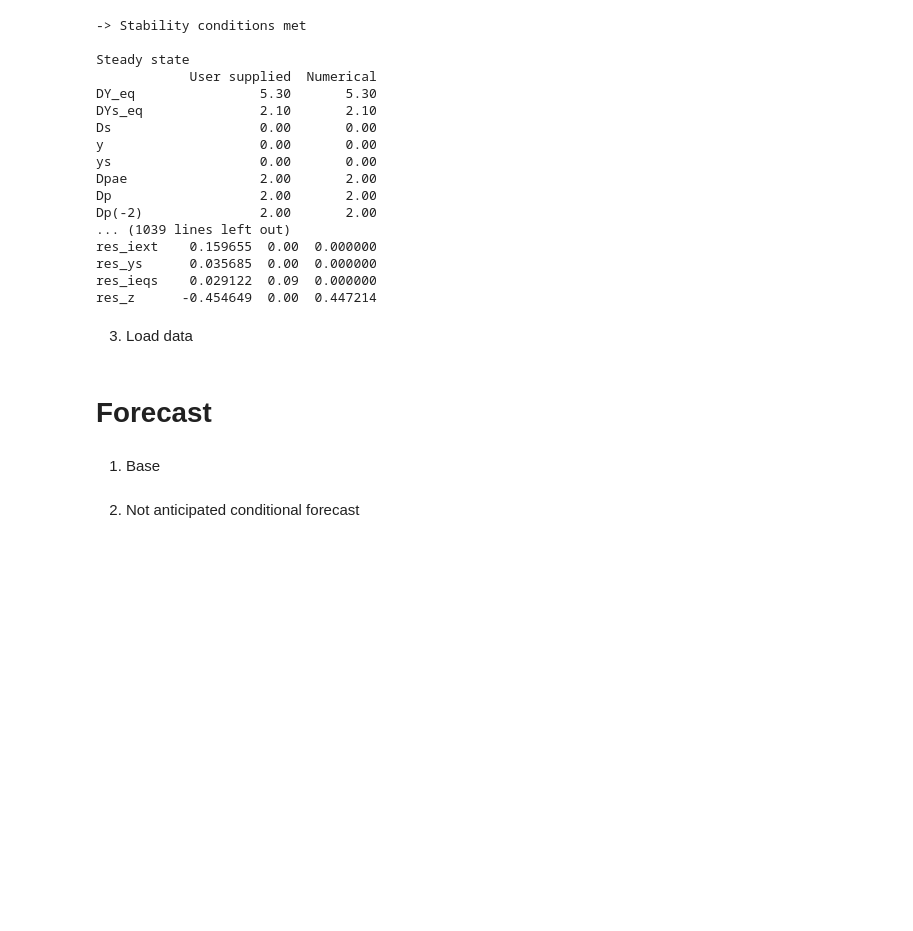
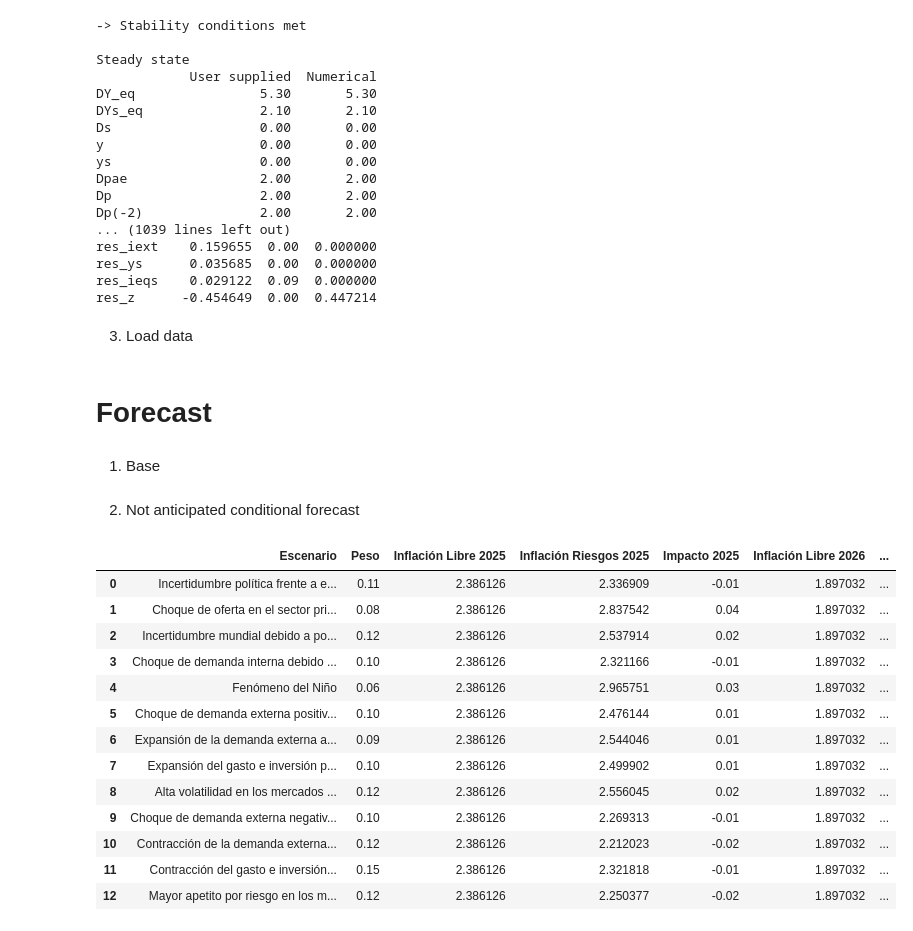
Before and after one commit to patrickcastilla/CUECOPolMon_fork_2, a Jupyter notebook: Ignorar_Backup/05_Report_Risk_Scenarios.ipynb, the cells around one changed output. Cells and saved outputs as stored; diff of their text form; code cells hidden in the pictures; blank space fills up the shorter version.

Commit message:
Gonzalo: ajuste escenarios

```diff
--- a/Ignorar_Backup/05_Report_Risk_Scenarios.ipynb
+++ b/Ignorar_Backup/05_Report_Risk_Scenarios.ipynb
@@ -122,30 +122,46 @@ for i in range(1, 14):
             UCond['UShock'][var_soft_tune] = UFDB_base[var_soft_tune]
 
     UCond['Uvar']['var']['i'] = UFDB_base.i
     UCond['Uvar']['shock'].append('res_i')
 
     UFDB = DLM.DSGEforecast0(Mod, Data, FH, '2025Q1', UCond)
 
     inflacion_libre_2025 = UFDB_base.D4p[-5:-4][0]
     inflacion_libre_2026 = UFDB_base.D4p[-1:][0]
     inflacion_riesgos_2025 = UFDB.D4p[-5:-4][0]
     inflacion_riesgos_2026 = UFDB.D4p[-1:][0]
 
     weight = RiskWeights.iloc[i-1, 2]
 
     impacto_2025 = round((inflacion_riesgos_2025 - inflacion_libre_2025) * weight, 2)
     impacto_2026 = round((inflacion_riesgos_2026 - inflacion_libre_2026) * weight, 2)
 
     new_row = pd.DataFrame({
         "Escenario": [scenarios[i-1]],
         "Peso": [weight],
         "Inflación Libre 2025": [inflacion_libre_2025],
         "Inflación Riesgos 2025": [inflacion_riesgos_2025],
         "Impacto 2025": [impacto_2025],
         "Inflación Libre 2026": [inflacion_libre_2026],
         "Inflación Riesgos 2026": [inflacion_riesgos_2026],
         "Impacto 2026": [impacto_2026]
     })
     results = pd.concat([results, new_row], ignore_index=True)
 
 results.to_excel("Impactos_Riesgo.xlsx", index=False)
+results
+# %% [output]
+|  | Escenario | Peso | Inflación Libre 2025 | Inflación Riesgos 2025 | Impacto 2025 | Inflación Libre 2026 | ... |
+| 0 | Incertidumbre política frente a e... | 0.11 | 2.386126 | 2.336909 | -0.01 | 1.897032 | ... |
+| 1 | Choque de oferta en el sector pri... | 0.08 | 2.386126 | 2.837542 | 0.04 | 1.897032 | ... |
+| 2 | Incertidumbre mundial debido a po... | 0.12 | 2.386126 | 2.537914 | 0.02 | 1.897032 | ... |
+| 3 | Choque de demanda interna debido ... | 0.10 | 2.386126 | 2.321166 | -0.01 | 1.897032 | ... |
+| 4 | Fenómeno del Niño | 0.06 | 2.386126 | 2.965751 | 0.03 | 1.897032 | ... |
+| 5 | Choque de demanda externa positiv... | 0.10 | 2.386126 | 2.476144 | 0.01 | 1.897032 | ... |
+| 6 | Expansión de la demanda externa a... | 0.09 | 2.386126 | 2.544046 | 0.01 | 1.897032 | ... |
+| 7 | Expansión del gasto e inversión p... | 0.10 | 2.386126 | 2.499902 | 0.01 | 1.897032 | ... |
+| 8 | Alta volatilidad en los mercados ... | 0.12 | 2.386126 | 2.556045 | 0.02 | 1.897032 | ... |
+| 9 | Choque de demanda externa negativ... | 0.10 | 2.386126 | 2.269313 | -0.01 | 1.897032 | ... |
+| 10 | Contracción de la demanda externa... | 0.12 | 2.386126 | 2.212023 | -0.02 | 1.897032 | ... |
+| 11 | Contracción del gasto e inversión... | 0.15 | 2.386126 | 2.321818 | -0.01 | 1.897032 | ... |
+| 12 | Mayor apetito por riesgo en los m... | 0.12 | 2.386126 | 2.250377 | -0.02 | 1.897032 | ... |
```
Also changed, not shown: 5 other files.
